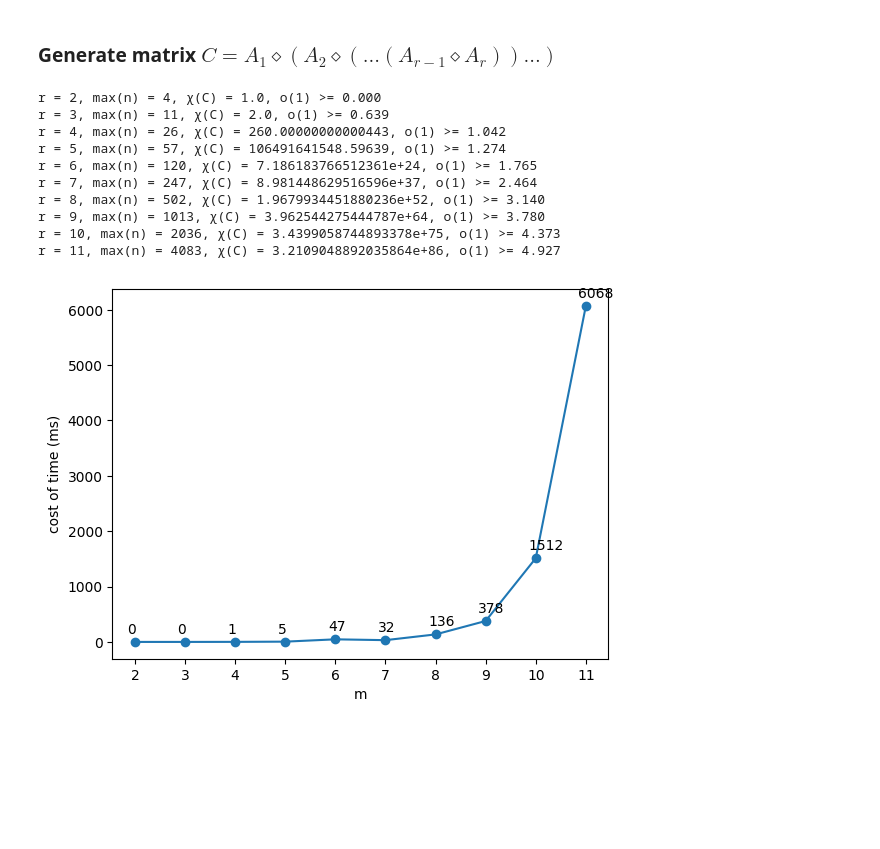
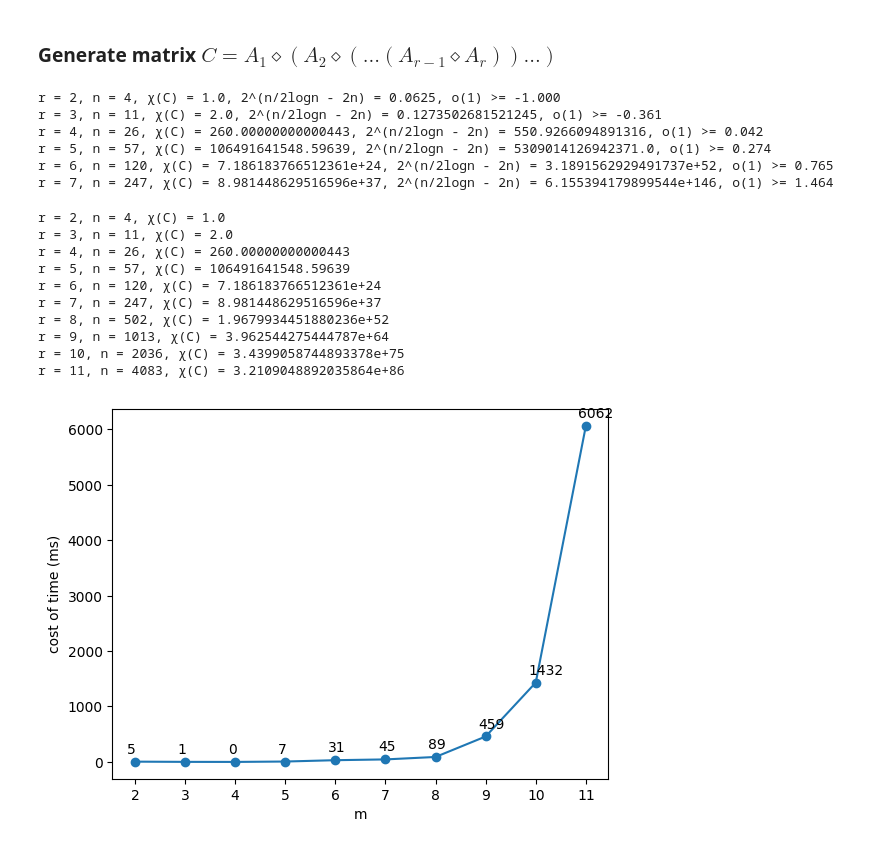
Before and after one commit to HanhengHe/GradProject, a Jupyter notebook: gradproj.ipynb, the cells around one changed output. Saved outputs shown, nothing was run; the diff lists cells and outputs as text; code cells hidden in the pictures; blank space fills up the shorter version.

Commit message:
Review with suggestion; detail reply & cs time complexity??

```diff
--- a/gradproj.ipynb
+++ b/gradproj.ipynb
@@ -332,11 +345,15 @@ def generate_C(_r: int):
     for m in range(1, _r + 1):
         omega = create_Omega(m)
         A_mat = create_A(omega, m)
+        # print("Matrix A_{size}=".format(size=A_mat.shape[0]))
+        # latex_matrix(A_mat.astype(int))
         A_1_mat = create_A_1_mat(A_mat)
+        # print("Matrix B_{size}=".format(size=A_1_mat.shape[0]))
+        # latex_matrix(A_1_mat.astype(int))
         res = A_1_mat if res is None else retangle_operator(res, A_1_mat)
     return res
 
-range_list = list(range(2, 12))
+range_list = list(range(2, 8))
 time_list = []
 
 for r in range_list:
@@ -345,27 +362,52 @@ for r in range_list:
     # pretty_print(C_mat.astype(int))
     X_C = funcX(C_mat)
     n = C_mat.shape[0]
-    o_1 = get_o_1(X_C, n)
+    expon, o_1 = get_o_1(X_C, n)
     end = time.time()
     time_list.append((end - start) * 1000)
-    print("r = {r_term}, max(n) = {n_term}, χ(C) = {X_C_term}, o(1) >= {o_1_term:.3f}".format(r_term=r, n_term=n, X_C_term=X_C, o_1_term=o_1))
-
-plt.plot(range_list, time_list, marker='o')
-plt.xlabel("m")
-plt.xticks(range_list)
-plt.ylabel("cost of time (ms)")
-for x, y in zip(range_list, time_list):
-    plt.text(x-0.15, y + 150, "%.0f" % y)
-plt.show()
+    print("r = {r_term}, n = {n_term}, χ(C) = {X_C_term}, 2^(n/2logn - 2n) = {expon}, o(1) >= {o_1_term:.3f}"
+          .format(r_term=r, n_term=n, X_C_term=X_C, expon=expon, o_1_term=o_1))
+# latex_matrix(C_mat)
 # %% [output]
-r = 2, max(n) = 4, χ(C) = 1.0, o(1) >= 0.000
-r = 3, max(n) = 11, χ(C) = 2.0, o(1) >= 0.639
-r = 4, max(n) = 26, χ(C) = 260.00000000000443, o(1) >= 1.042
-r = 5, max(n) = 57, χ(C) = 106491641548.59639, o(1) >= 1.274
-r = 6, max(n) = 120, χ(C) = 7.186183766512361e+24, o(1) >= 1.765
-r = 7, max(n) = 247, χ(C) = 8.981448629516596e+37, o(1) >= 2.464
-r = 8, max(n) = 502, χ(C) = 1.9679934451880236e+52, o(1) >= 3.140
-r = 9, max(n) = 1013, χ(C) = 3.962544275444787e+64, o(1) >= 3.780
-r = 10, max(n) = 2036, χ(C) = 3.4399058744893378e+75, o(1) >= 4.373
-r = 11, max(n) = 4083, χ(C) = 3.2109048892035864e+86, o(1) >= 4.927
+r = 2, n = 4, χ(C) = 1.0, 2^(n/2logn - 2n) = 0.0625, o(1) >= -1.000
+r = 3, n = 11, χ(C) = 2.0, 2^(n/2logn - 2n) = 0.1273502681521245, o(1) >= -0.361
+r = 4, n = 26, χ(C) = 260.00000000000443, 2^(n/2logn - 2n) = 550.9266094891316, o(1) >= 0.042
+r = 5, n = 57, χ(C) = 106491641548.59639, 2^(n/2logn - 2n) = 5309014126942371.0, o(1) >= 0.274
+r = 6, n = 120, χ(C) = 7.186183766512361e+24, 2^(n/2logn - 2n) = 3.1891562929491737e+52, o(1) >= 0.765
+r = 7, n = 247, χ(C) = 8.981448629516596e+37, 2^(n/2logn - 2n) = 6.155394179899544e+146, o(1) >= 1.464
-[figure, removed]
+# %%
+range_list = list(range(2, 12))
+time_list = []
+
+for r in range_list:
+    start = time.time()
+    C_mat = generate_C(r)
+    # pretty_print(C_mat.astype(int))
+    X_C = funcX(C_mat)
+    n = C_mat.shape[0]
+    # expon, o_1 = get_o_1(X_C, n)
+    end = time.time()
+    time_list.append((end - start) * 1000)
+    print("r = {r_term}, n = {n_term}, χ(C) = {X_C_term}"
+          .format(r_term=r, n_term=n, X_C_term=X_C))
+# latex_matrix(C_mat)
+
+plt.plot(range_list, time_list, marker='o')
+plt.xlabel("m")
+plt.xticks(range_list)
+plt.ylabel("cost of time (ms)")
+for x, y in zip(range_list, time_list):
+    plt.text(x-0.15, y + 150, "%.0f" % y)
+plt.show()
+# %% [output]
+r = 2, n = 4, χ(C) = 1.0
+r = 3, n = 11, χ(C) = 2.0
+r = 4, n = 26, χ(C) = 260.00000000000443
+r = 5, n = 57, χ(C) = 106491641548.59639
+r = 6, n = 120, χ(C) = 7.186183766512361e+24
+r = 7, n = 247, χ(C) = 8.981448629516596e+37
+r = 8, n = 502, χ(C) = 1.9679934451880236e+52
+r = 9, n = 1013, χ(C) = 3.962544275444787e+64
+r = 10, n = 2036, χ(C) = 3.4399058744893378e+75
+r = 11, n = 4083, χ(C) = 3.2109048892035864e+86
+[figure, added]
```
Also changed, not shown: parts of 4 cells of this notebook, 13 other files.
